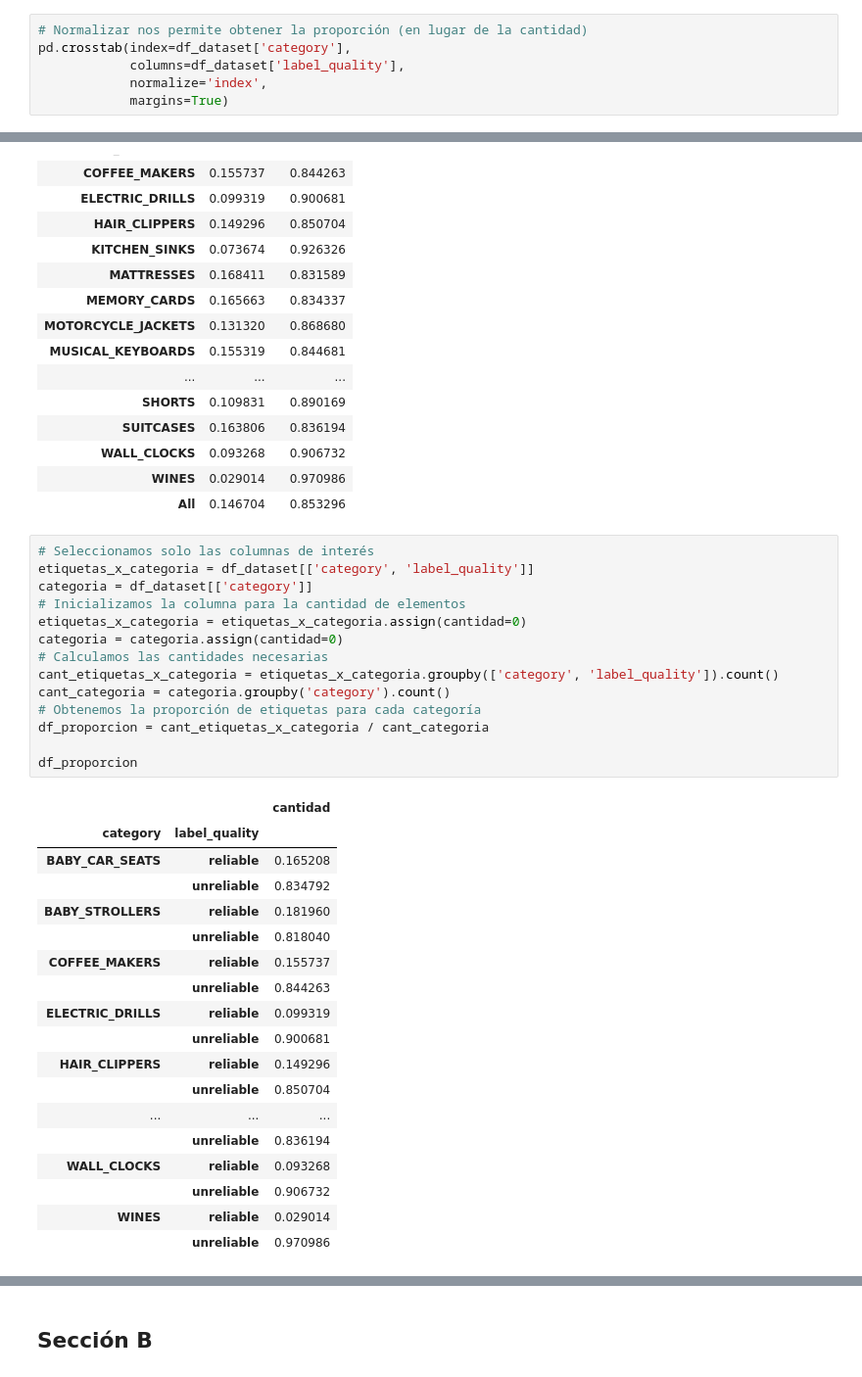
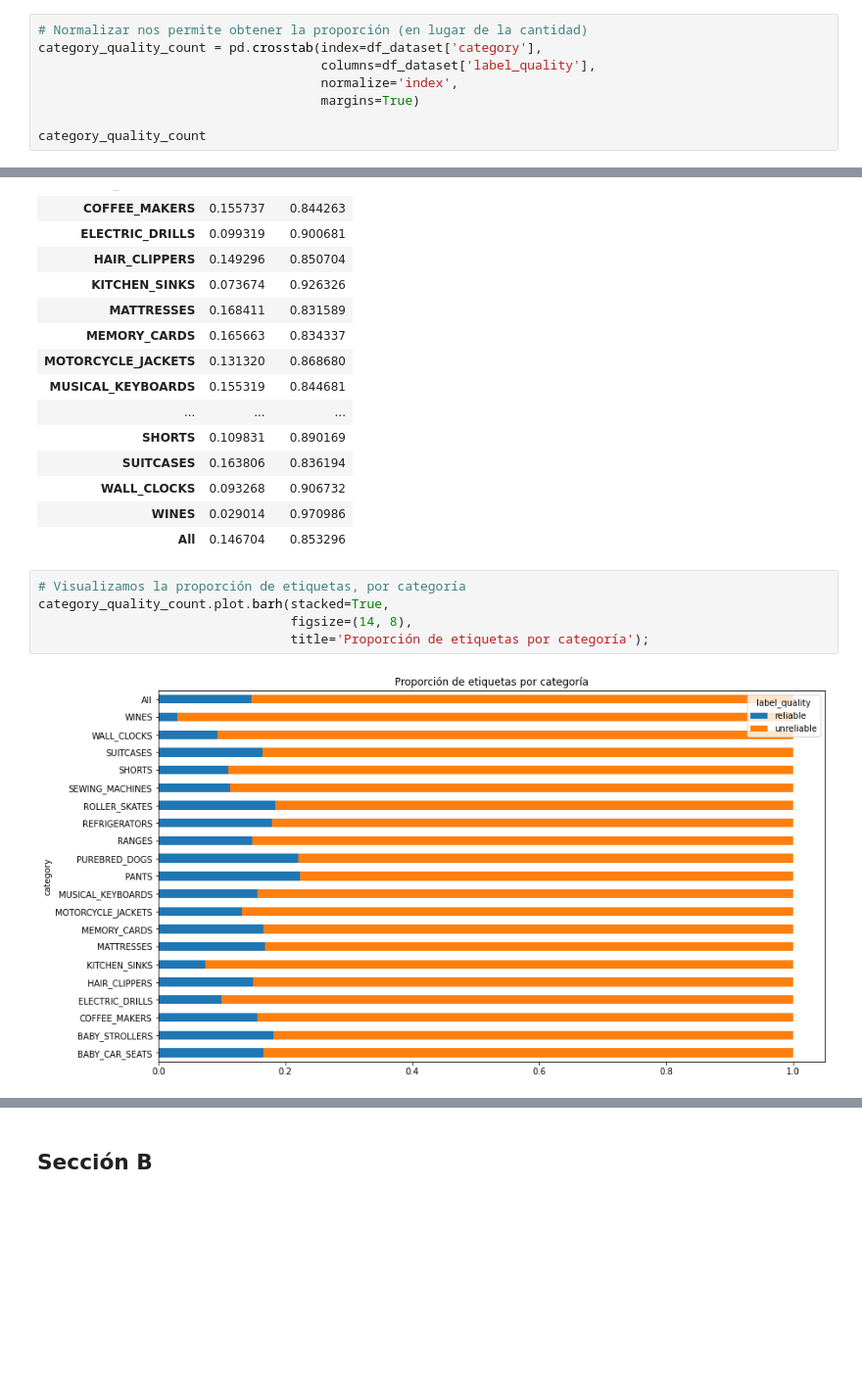
Before and after one commit to mgobbi289/DiploDatos, a Jupyter notebook: Mentoria/01-Analisis_y_Visualizacion.ipynb, the cells around one changed output, grey strips where cells are left out. Shown at 98% size. Drawn from its saved outputs; the diff is of its cells as text; blank space fills up the shorter version.

```diff
--- a/Mentoria/01-Analisis_y_Visualizacion.ipynb
+++ b/Mentoria/01-Analisis_y_Visualizacion.ipynb
@@ -259,9 +219,11 @@ sns.catplot(x='PercentjeLabel', y='category', hue ='label_quality', data=categor
 # %%
 # Normalizar nos permite obtener la proporción (en lugar de la cantidad)
-pd.crosstab(index=df_dataset['category'],
-            columns=df_dataset['label_quality'],
-            normalize='index',
-            margins=True)
+category_quality_count = pd.crosstab(index=df_dataset['category'],
+                                     columns=df_dataset['label_quality'],
+                                     normalize='index',
+                                     margins=True)
+
+category_quality_count
 # %% [output]
 | label_quality | reliable | unreliable |
 | category |  |  |
@@ -281,36 +243,10 @@ pd.crosstab(index=df_dataset['category'],
 | WALL_CLOCKS | 0.093268 | 0.906732 |
 | WINES | 0.029014 | 0.970986 |
 | All | 0.146704 | 0.853296 |
-# %%
-# Seleccionamos solo las columnas de interés
-etiquetas_x_categoria = df_dataset[['category', 'label_quality']]
-categoria = df_dataset[['category']]
-# Inicializamos la columna para la cantidad de elementos
-etiquetas_x_categoria = etiquetas_x_categoria.assign(cantidad=0)
-categoria = categoria.assign(cantidad=0)
-# Calculamos las cantidades necesarias
-cant_etiquetas_x_categoria = etiquetas_x_categoria.groupby(['category', 'label_quality']).count()
-cant_categoria = categoria.groupby('category').count()
-# Obtenemos la proporción de etiquetas para cada categoría
-df_proporcion = cant_etiquetas_x_categoria / cant_categoria
-
-df_proporcion
-# %% [output]
-|  |  | cantidad |
-| category | label_quality |  |
-| BABY_CAR_SEATS | reliable | 0.165208 |
-|  | unreliable | 0.834792 |
-| BABY_STROLLERS | reliable | 0.181960 |
-|  | unreliable | 0.818040 |
-| COFFEE_MAKERS | reliable | 0.155737 |
-|  | unreliable | 0.844263 |
-| ELECTRIC_DRILLS | reliable | 0.099319 |
-|  | unreliable | 0.900681 |
-| HAIR_CLIPPERS | reliable | 0.149296 |
-|  | unreliable | 0.850704 |
-| ... | ... | ... |
-|  | unreliable | 0.836194 |
-| WALL_CLOCKS | reliable | 0.093268 |
-|  | unreliable | 0.906732 |
-| WINES | reliable | 0.029014 |
-|  | unreliable | 0.970986 |
+# %%
+# Visualizamos la proporción de etiquetas, por categoría
+category_quality_count.plot.barh(stacked=True,
+                                 figsize=(14, 8),
+                                 title='Proporción de etiquetas por categoría');
+# %% [output]
+[figure, added]
```
Also changed, not shown: parts of 43 cells of this notebook.
